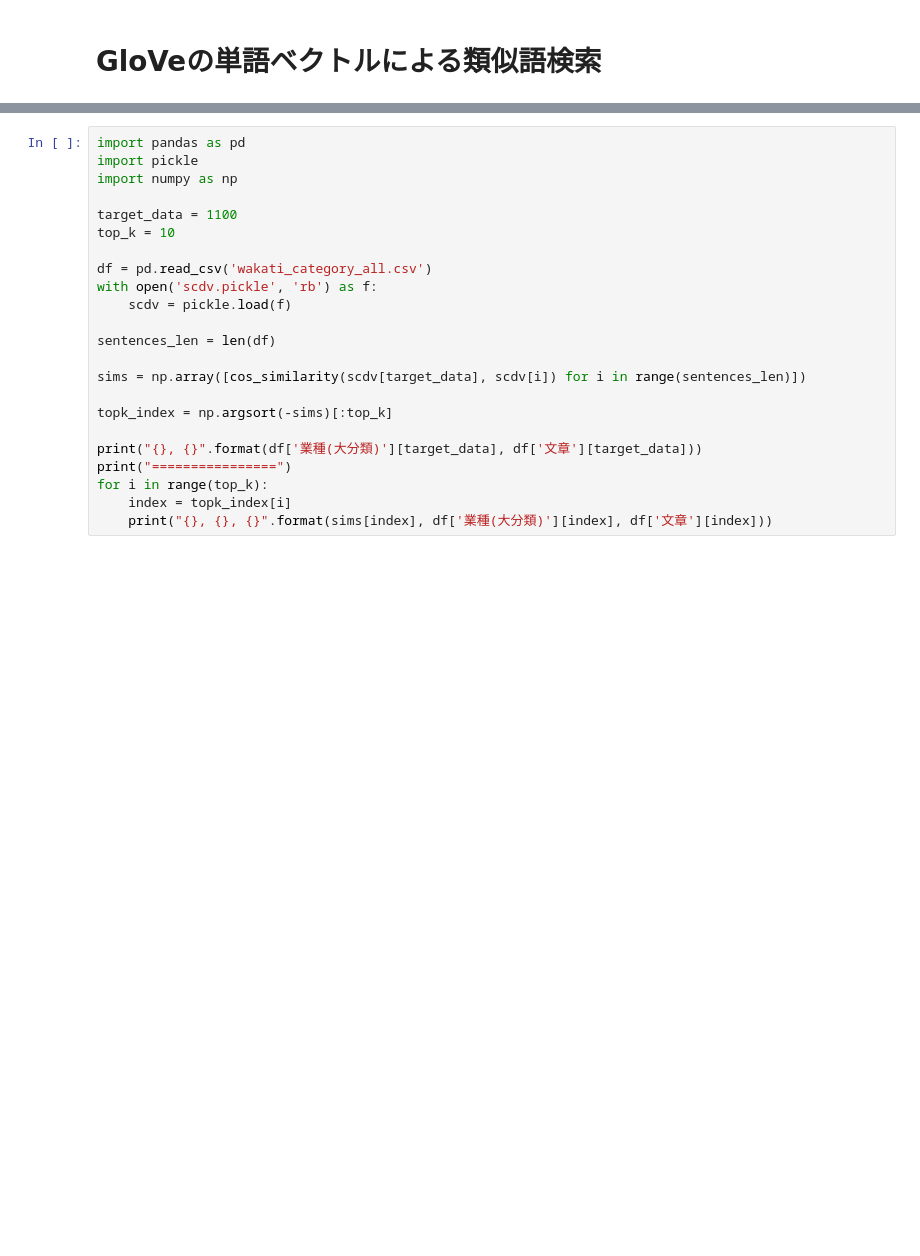
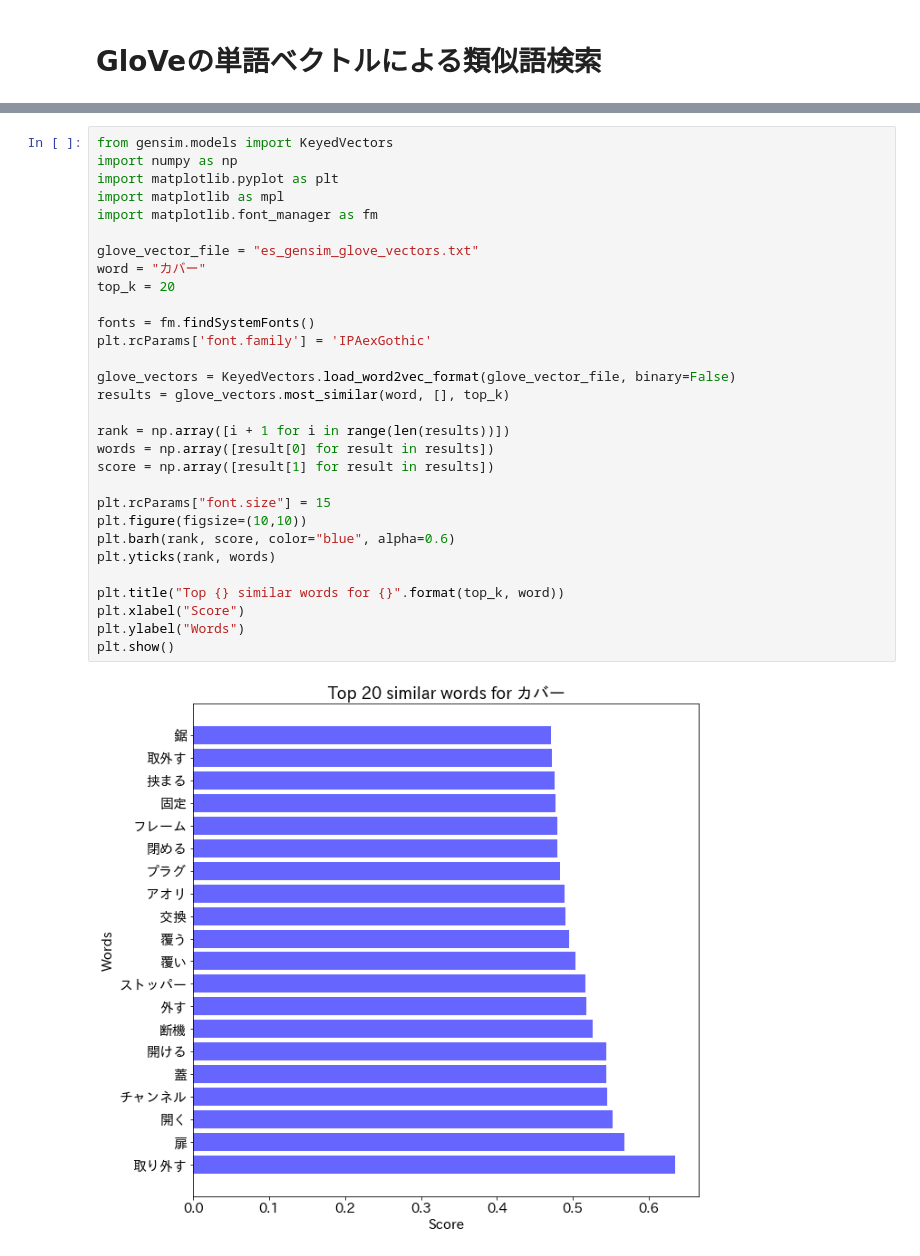
Before and after one commit to t2hk/scdv_glove_elasticsearch, a Jupyter notebook: similarity.ipynb, the cells around one changed output, grey strips where cells are left out. Drawn from its saved outputs; the diff is of its cells as text; blank space fills up the shorter version.

```diff
--- a/similarity.ipynb
+++ b/similarity.ipynb
@@ -59,23 +3,32 @@ def most_similar(query, word_to_id, id_to_word, word_matrix, top=5):
-# %%
-import pandas as pd
-import pickle
-import numpy as np
-
-target_data = 1100
-top_k = 10
-
-df = pd.read_csv('wakati_category_all.csv')
-with open('scdv.pickle', 'rb') as f:
-    scdv = pickle.load(f)
-
-sentences_len = len(df)
-
-sims = np.array([cos_similarity(scdv[target_data], scdv[i]) for i in range(sentences_len)])
-
-topk_index = np.argsort(-sims)[:top_k]
-
-print("{}, {}".format(df['業種(大分類)'][target_data], df['文章'][target_data]))
-print("================")
-for i in range(top_k):
-    index = topk_index[i]
-    print("{}, {}, {}".format(sims[index], df['業種(大分類)'][index], df['文章'][index]))
+# %%
+from gensim.models import KeyedVectors
+import numpy as np
+import matplotlib.pyplot as plt
+import matplotlib as mpl
+import matplotlib.font_manager as fm
+
+glove_vector_file = "es_gensim_glove_vectors.txt"
+word = "カバー"
+top_k = 20
+
+fonts = fm.findSystemFonts()
+plt.rcParams['font.family'] = 'IPAexGothic'
+
+glove_vectors = KeyedVectors.load_word2vec_format(glove_vector_file, binary=False)
+results = glove_vectors.most_similar(word, [], top_k)
+
+rank = np.array([i + 1 for i in range(len(results))])
+words = np.array([result[0] for result in results])
+score = np.array([result[1] for result in results])
+
+plt.rcParams["font.size"] = 15
+plt.figure(figsize=(10,10))
+plt.barh(rank, score, color="blue", alpha=0.6)
+plt.yticks(rank, words)
+
+plt.title("Top {} similar words for {}".format(top_k, word))
+plt.xlabel("Score")
+plt.ylabel("Words")
+plt.show()
+# %% [output]
+[figure, added]
```
Also changed, not shown: parts of 2 cells of this notebook, 2 other files.
